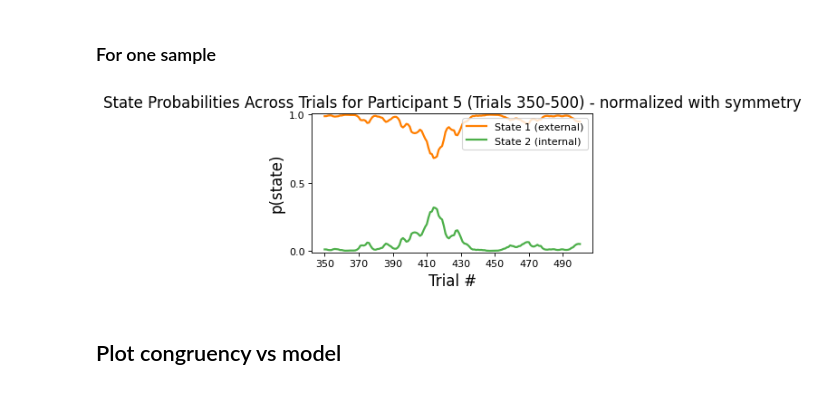
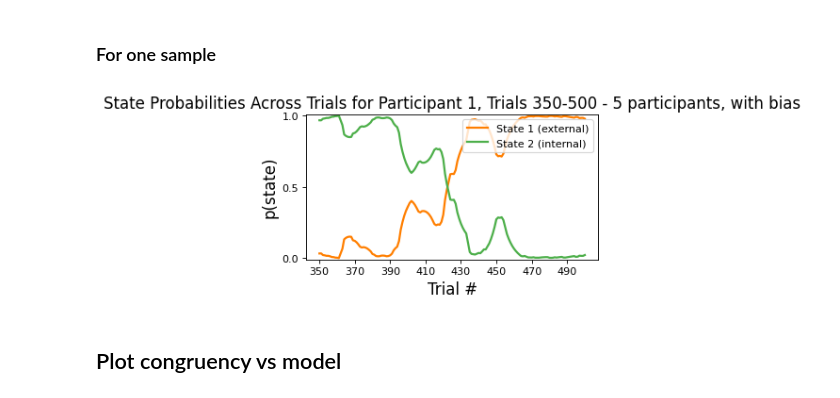
Before and after one commit to cocoltre/Visual-Perception, a Jupyter notebook: GLM_HMM_predictive_templates.ipynb, the cells around one changed output. Cells and saved outputs as stored; diff of their text form; code cells hidden in the pictures.

```diff
--- a/GLM_HMM_predictive_templates.ipynb
+++ b/GLM_HMM_predictive_templates.ipynb
@@ -15,7 +15,7 @@ npr.seed(0)
 # ===== BEFORE EACH EXPERIMENT =====
 # === Choose these variables ===
 save_data = True
-test_type = 'normalized-sym'        # Choose between the ones under, or write a new one.
+test_type = '5participants-withbias'        # Choose between the ones under, or write a new one.
 want_another_test = False           # Only for test_type = '?participants...'. If you choose to perform a new simulation/test.
 # %%
 # === Set up of variables specific to the experiment ===
@@ -239,8 +241,8 @@ elif ext_var == 'orientation':
 # === Set the parameters for calculating and plotting congruence ===
 selected_id = 14    # by default, from 1 to 22
 window_size = 5     # by default, ±5 trials
-n_initial = 350
-n_final = 500
+n_initial = 350     # First trial to plot when one sample
+n_final = 501       # Last trial to plot when one sample (not included)
 # %% [markdown]
 #### For all trials
 # %%
@@ -883,9 +887,10 @@ posterior_probs = [glmhmm.expected_states(data=data, input=inpt)[0]
 # %%
 # === Plot probabilities across all trials for one participant ===
 fig = plt.figure(figsize=(5, 2.5), dpi=80, facecolor='w', edgecolor='k')
-sess_id = 4 #session id; can choose any index between 0 and num_participants-1
-n_initial = x_alltrials[0]-1
-n_final = x_alltrials[-1]
+sess_id = 0 #session id; can choose any index between 0 and num_participants-1
+n_initial = x_alltrials[0]
+n_final = x_alltrials[-1]+1
+
 for k in range(num_states):
     if k==0:
         plt.plot(posterior_probs[sess_id][n_initial:n_final, k], label="State 1 (external)", lw=2,
@@ -910,27 +915,29 @@ plt.show()
 # %%
 # === Plot probabilities across one sample for one participant ===
 fig = plt.figure(figsize=(5, 2.5), dpi=80, facecolor='w', edgecolor='k')
-n_initial = x_sample[0]-1
-n_final = x_sample[-1]
+n_initial = x_sample[0]
+n_final = x_sample[-1]+1
 for k in range(num_states):
     if k==0:
         plt.plot(posterior_probs[sess_id][n_initial:n_final, k], label="State 1 (external)", lw=2,
              color=cols[k])
     else:
         plt.plot(posterior_probs[sess_id][n_initial:n_final, k], label="State 2 (internal)", lw=2,
              color=cols[k])
 plt.ylim((-0.01, 1.01))
 plt.yticks([0, 0.5, 1], fontsize = 10)
 plt.xlabel("Trial #", fontsize = 15)
 plt.ylabel("p(state)", fontsize = 15)
 plt.legend(loc="upper right", fontsize=10, title_fontsize=12)
 plt.xticks(ticks=np.arange(0, n_final - n_initial, 20), labels=np.arange(n_initial, n_final, 20))
-plt.title(f"State Probabilities Across Trials for Participant {sess_id+1}, Trials {n_initial+1}-{n_final}{test_type_title}", fontsize=15)
+
+plt.title(f"State Probabilities Across Trials for Participant {sess_id+1}, Trials {n_initial}-{n_final-1}{test_type_title}", fontsize=15)
+
 if save_data:
     plt.savefig(root_dir + f'/plots/plots_predictive_templates/{test_type}/probabilities_sample.png', bbox_inches='tight')
 plt.show()
 # %% [output]
-[figure, old version]
+[figure, new version]
 # %% [markdown]
 ## Plot congruency vs model
 # %% [markdown]
```
Also changed, not shown: parts of 25 cells of this notebook, 26 other files.
